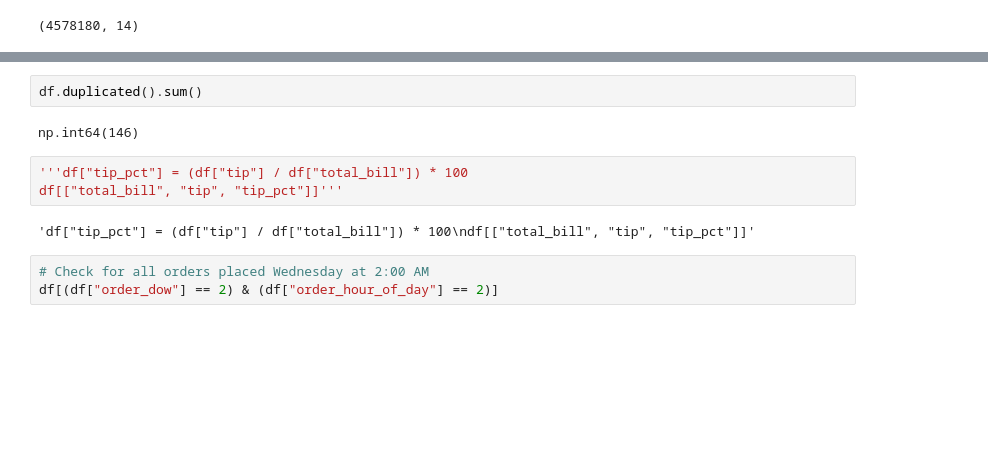
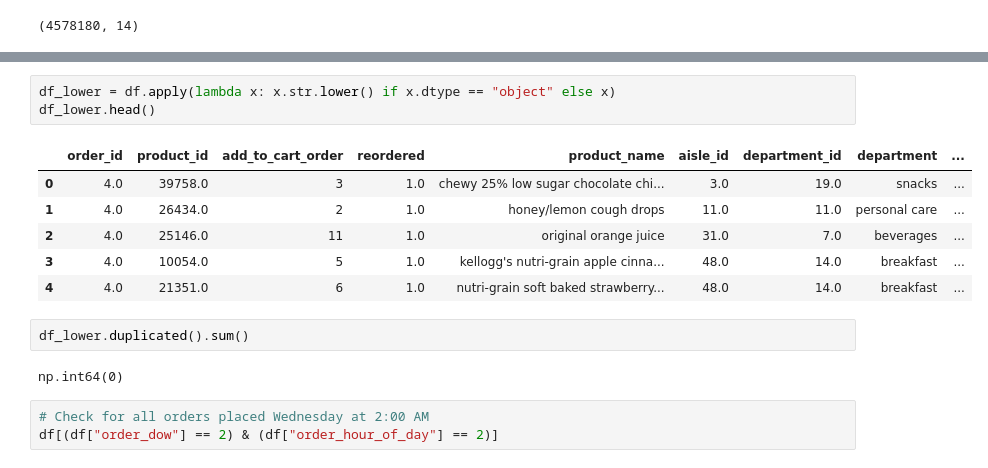
Before and after one commit to RafigaAllahverdizade/Pandas_Project, a Jupyter notebook: Pandas_ipynb_adlı_not_defterinin_kopyası.ipynb, the cells around one changed output, grey strips where cells are left out. Saved outputs shown, nothing was run; the diff lists cells and outputs as text; blank space fills up the shorter version.

```diff
--- a/Pandas_ipynb_adlı_not_defterinin_kopyası.ipynb
+++ b/Pandas_ipynb_adlı_not_defterinin_kopyası.ipynb
@@ -136,12 +126,17 @@ memory usage: 489.0+ MB
+# %%
+df_lower = df.apply(lambda x: x.str.lower() if x.dtype == "object" else x)
+df_lower.head()
+# %% [output]
+|  | order_id | product_id | add_to_cart_order | reordered | product_name | aisle_id | department_id | department | ... |
+| 0 | 4.0 | 39758.0 | 3 | 1.0 | chewy 25% low sugar chocolate chi... | 3.0 | 19.0 | snacks | ... |
+| 1 | 4.0 | 26434.0 | 2 | 1.0 | honey/lemon cough drops | 11.0 | 11.0 | personal care | ... |
+| 2 | 4.0 | 25146.0 | 11 | 1.0 | original orange juice | 31.0 | 7.0 | beverages | ... |
+| 3 | 4.0 | 10054.0 | 5 | 1.0 | kellogg's nutri-grain apple cinna... | 48.0 | 14.0 | breakfast | ... |
+| 4 | 4.0 | 21351.0 | 6 | 1.0 | nutri-grain soft baked strawberry... | 48.0 | 14.0 | breakfast | ... |
 # %%
-df.duplicated().sum()
+df_lower.duplicated().sum()
 # %% [output]
-np.int64(146)
+np.int64(0)
-# %%
-'''df["tip_pct"] = (df["tip"] / df["total_bill"]) * 100
-df[["total_bill", "tip", "tip_pct"]]'''
-# %% [output]
-'df["tip_pct"] = (df["tip"] / df["total_bill"]) * 100\ndf[["total_bill", "tip", "tip_pct"]]'
 # %%
 # Check for all orders placed Wednesday at 2:00 AM
 df[(df["order_dow"] == 2) & (df["order_hour_of_day"] == 2)]
```
Also changed, not shown: parts of 6 cells of this notebook.
